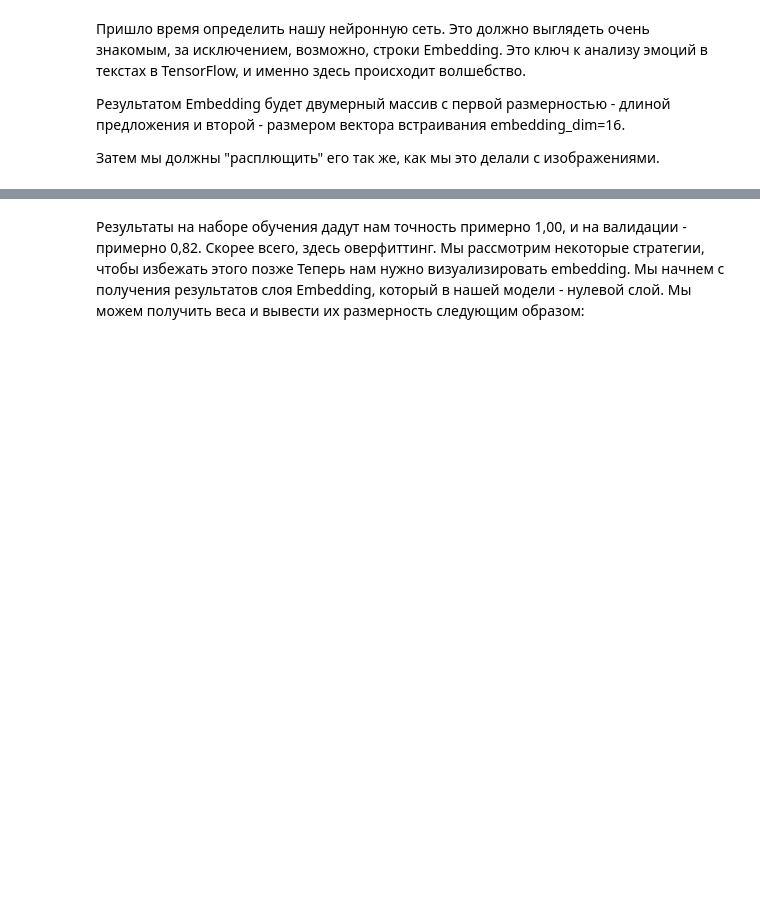
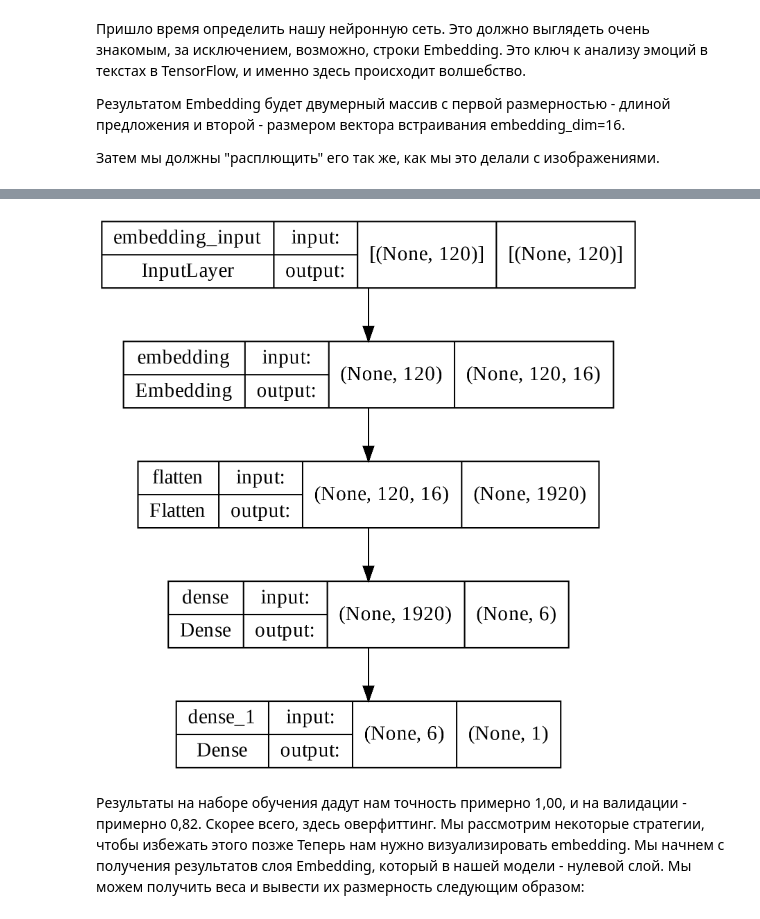
Before and after one commit to andrew-veriga/Tensorflow-labs, a Jupyter notebook: IMDB_sentiments.ipynb, the cells around one changed output, grey strips where cells are left out. Saved outputs shown, nothing was run; the diff lists cells and outputs as text; code cells hidden in the pictures; blank space fills up the shorter version.

```diff
--- a/IMDB_sentiments.ipynb
+++ b/IMDB_sentiments.ipynb
@@ -103,3 +137,7 @@ model.summary()
+# %%
+plot_model(model, show_shapes=True, dpi=300)
+# %% [output]
+[figure, added]
 # %%
 num_epochs = 10
 model.fit(padded, training_labels_final, epochs=num_epochs, validation_data=(testing_padded, testing_labels_final))
```
Also changed, not shown: parts of 6 cells of this notebook.
